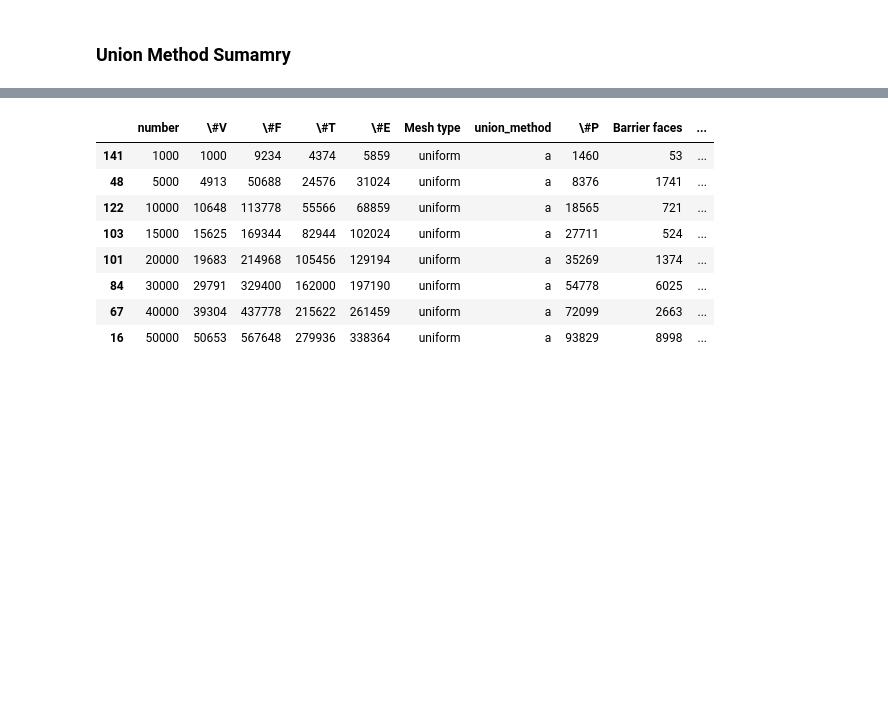
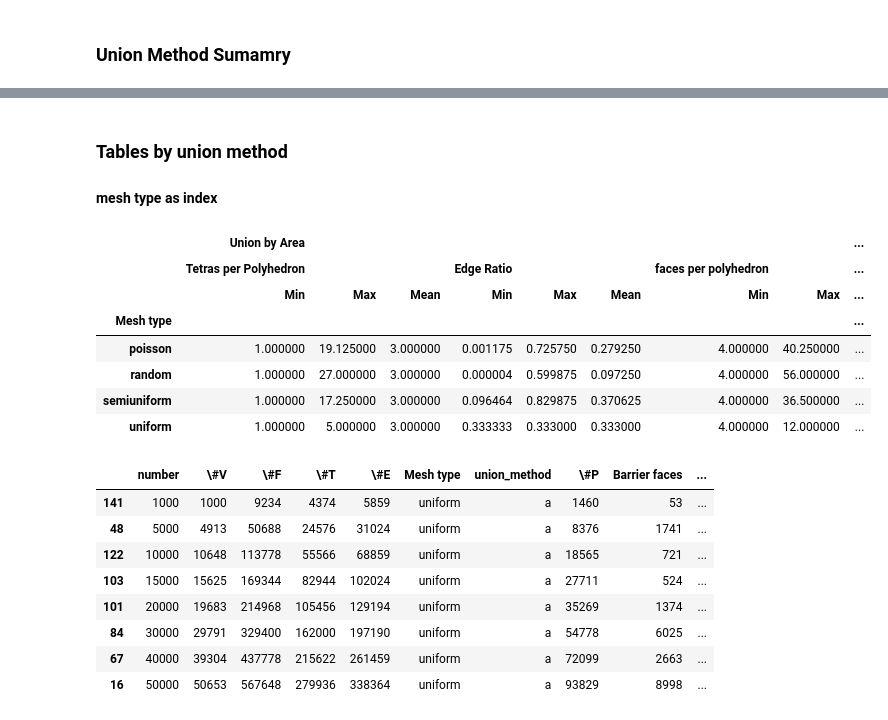
Before and after one commit to Magdalena-Alvarez/3D-Polylla, a Jupyter notebook: Experiments/experiments_analysis.ipynb, the cells around one changed output, grey strips where cells are left out. Drawn from its saved outputs; the diff is of its cells as text; code cells hidden in the pictures; blank space fills up the shorter version.

```diff
--- a/Experiments/experiments_analysis.ipynb
+++ b/Experiments/experiments_analysis.ipynb
@@ -134,3 +188,53 @@ df_um_metrics
+# %% [markdown]
+### Tables by union method
+#### mesh type as index
+# %%
+df_a_union = df[(df['union_method'] == 'a')].copy()
+df_a_union.set_index('Mesh type', inplace=True)
+multilvl = df_a_union[['Min tetras per polyhedron','Max tetras per polyhedron','Avg tetras per polyhedron',
+                       "Min Edge Ratio","Max Edge Ratio","Avg Edge Ratio",
+                       "Min faces per polyhedron","Max faces per polyhedron","Avg faces per polyhedron",
+                       "Min Volume Ratio","Max Volume Ratio","Avg Volume Ratio",
+                       "Min Area Ratio", "Max Area Ratio", "Avg Area Ratio"]]
+multilvl = multilvl.groupby('Mesh type').mean()
+multilevel_columns = pd.MultiIndex.from_tuples([
+
+    ('Union by Area', 'Tetras per Polyhedron','Min'),
+    ('Union by Area', 'Tetras per Polyhedron', 'Max'),
+    ('Union by Area', 'Tetras per Polyhedron', 'Mean'),
+    ('Union by Area', 'Edge Ratio','Min'),
+    ('Union by Area', 'Edge Ratio', 'Max'),
+    ('Union by Area', 'Edge Ratio', 'Mean'),
+    ('Union by Area', 'faces per polyhedron','Min'),
+    ('Union by Area', 'faces per polyhedron', 'Max'),
+    ('Union by Area', 'faces per polyhedron', 'Mean'),
+    ('Union by Area', 'Volume Ratio','Min'),
+    ('Union by Area', 'Volume Ratio', 'Max'),
+    ('Union by Area', 'Volume Ratio', 'Mean'),
+    ('Union by Area', 'Area Ratio','Min'),
+    ('Union by Area', 'Area Ratio', 'Max'),
+    ('Union by Area', 'Area Ratio', 'Mean'),
+ # Añadir esta línea para la columna faltante
+
+])
+multilvl.columns = multilevel_columns
+
+multilvl.style.set_table_styles([
+   {'selector': 'th',
+    'props': [
+        ('text-align', 'center')
+    ]
+    }]
+)
+# %% [output]
+|  | Union by Area |  |  |  |  |  |  |  | ... |
+|  | Tetras per Polyhedron |  |  | Edge Ratio |  |  | faces per polyhedron |  | ... |
+|  | Min | Max | Mean | Min | Max | Mean | Min | Max | ... |
+| Mesh type |  |  |  |  |  |  |  |  | ... |
+| poisson | 1.000000 | 19.125000 | 3.000000 | 0.001175 | 0.725750 | 0.279250 | 4.000000 | 40.250000 | ... |
+| random | 1.000000 | 27.000000 | 3.000000 | 0.000004 | 0.599875 | 0.097250 | 4.000000 | 56.000000 | ... |
+| semiuniform | 1.000000 | 17.250000 | 3.000000 | 0.096464 | 0.829875 | 0.370625 | 4.000000 | 36.500000 | ... |
+| uniform | 1.000000 | 5.000000 | 3.000000 | 0.333333 | 0.333000 | 0.333000 | 4.000000 | 12.000000 | ... |
 # %%
 winner_method = "a"
 
```
Also changed, not shown: parts of 4 cells of this notebook.
